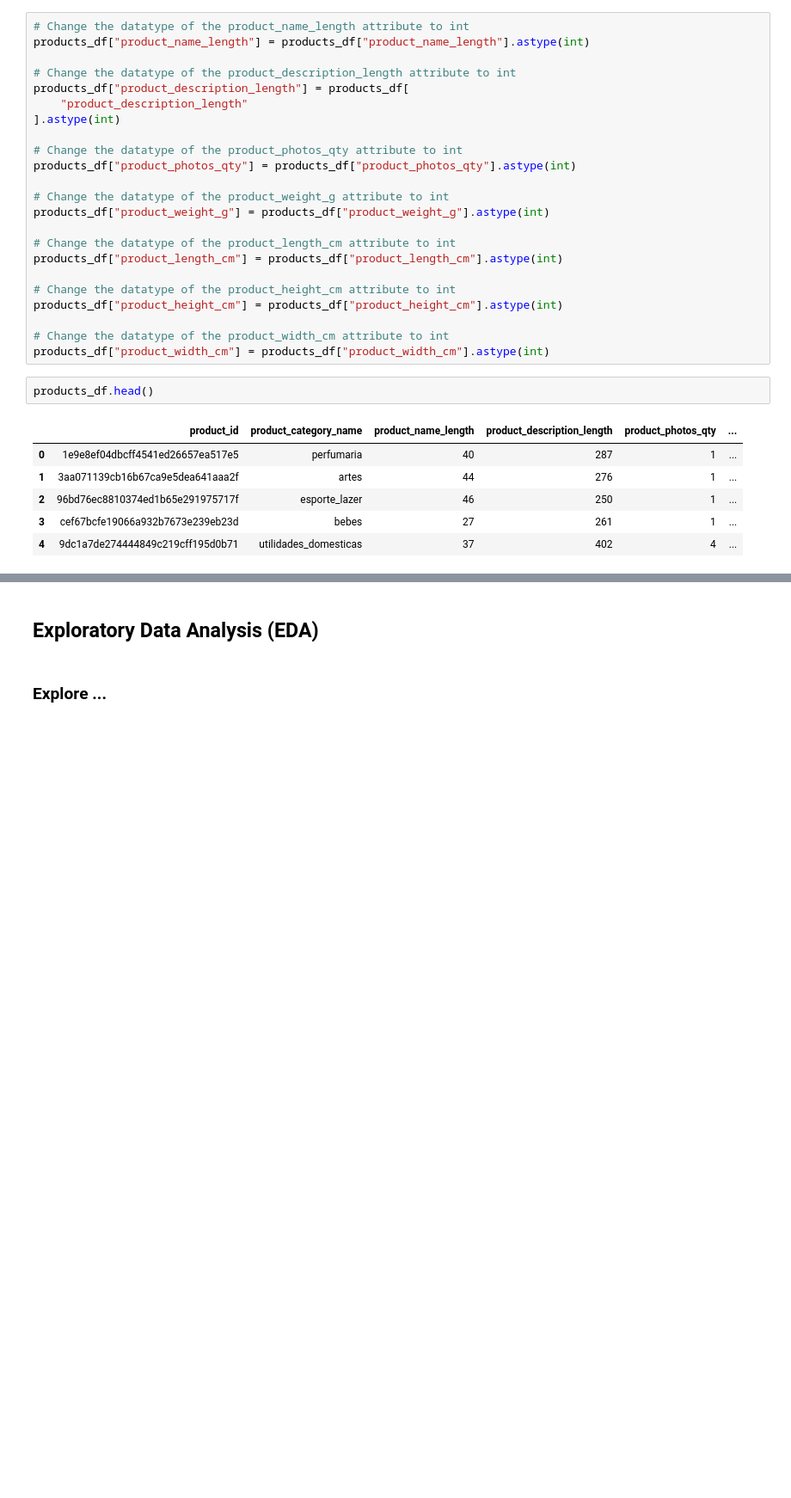
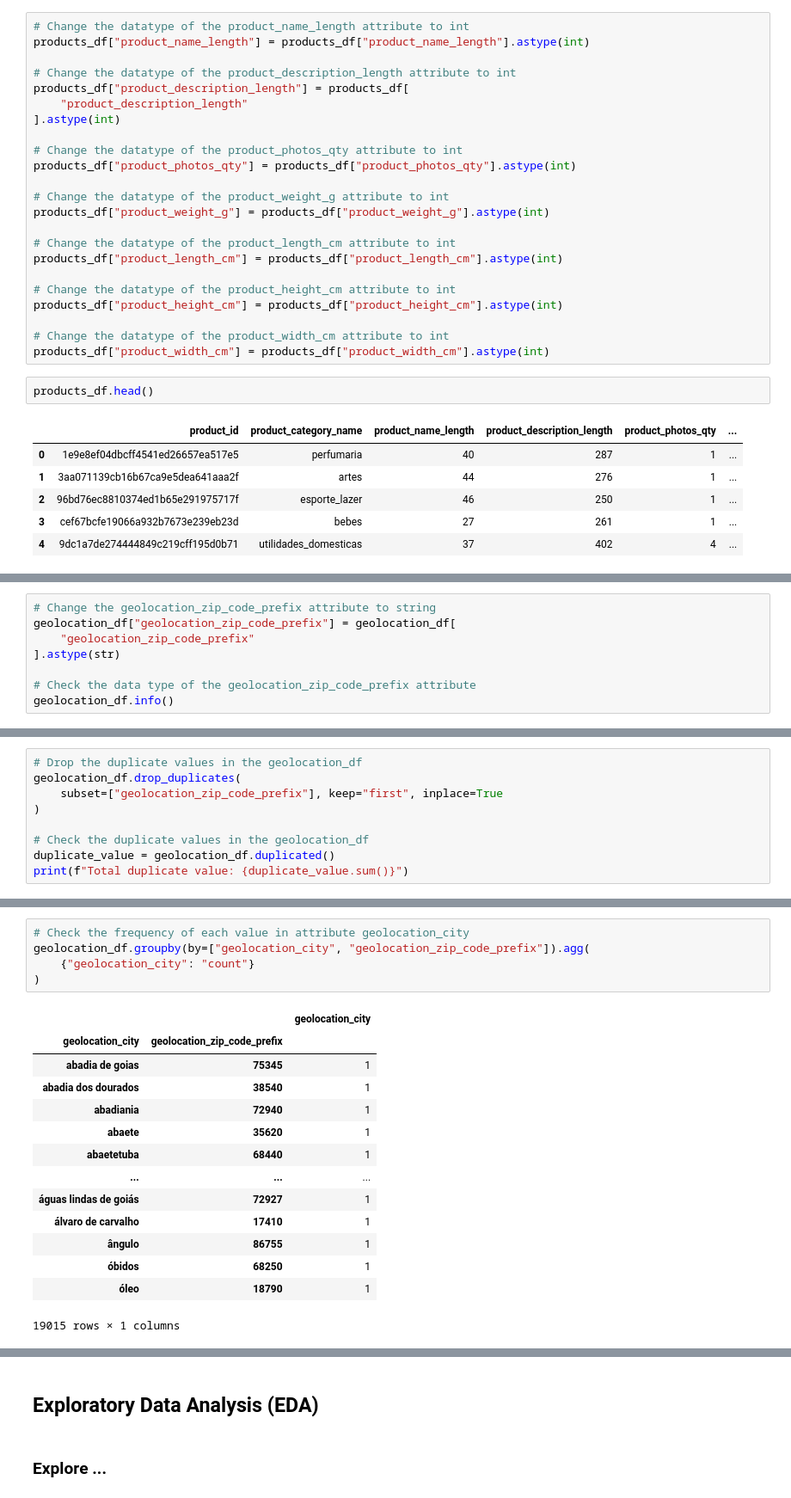
Before and after one commit to stefansphtr/Data-Analytics-Brazilian-Ecommerce, a Jupyter notebook: notebook.ipynb, the cells around one changed output, grey strips where cells are left out. Shown at 86% size. Saved outputs shown, nothing was run; the diff lists cells and outputs as text; blank space fills up the shorter version.

```diff
--- a/notebook.ipynb
+++ b/notebook.ipynb
@@ -1181,0 +1250,8 @@ products_df.head()
+# %%
+# Change the geolocation_zip_code_prefix attribute to string
+geolocation_df["geolocation_zip_code_prefix"] = geolocation_df[
+    "geolocation_zip_code_prefix"
+].astype(str)
+
+# Check the data type of the geolocation_zip_code_prefix attribute
+geolocation_df.info()
@@ -1181,0 +1273,9 @@ products_df.head()
+# %%
+# Drop the duplicate values in the geolocation_df
+geolocation_df.drop_duplicates(
+    subset=["geolocation_zip_code_prefix"], keep="first", inplace=True
+)
+
+# Check the duplicate values in the geolocation_df
+duplicate_value = geolocation_df.duplicated()
+print(f"Total duplicate value: {duplicate_value.sum()}")
@@ -1181,0 +1293,20 @@ products_df.head()
+# %%
+# Check the frequency of each value in attribute geolocation_city
+geolocation_df.groupby(by=["geolocation_city", "geolocation_zip_code_prefix"]).agg(
+    {"geolocation_city": "count"}
+)
+# %% [output]
+|  |  | geolocation_city |
+| geolocation_city | geolocation_zip_code_prefix |  |
+| abadia de goias | 75345 | 1 |
+| abadia dos dourados | 38540 | 1 |
+| abadiania | 72940 | 1 |
+| abaete | 35620 | 1 |
+| abaetetuba | 68440 | 1 |
+| ... | ... | ... |
+| águas lindas de goiás | 72927 | 1 |
+| álvaro de carvalho | 17410 | 1 |
+| ângulo | 86755 | 1 |
+| óbidos | 68250 | 1 |
+| óleo | 18790 | 1 |
+19015 rows × 1 columns
```
Also changed, not shown: parts of 20 cells of this notebook.
